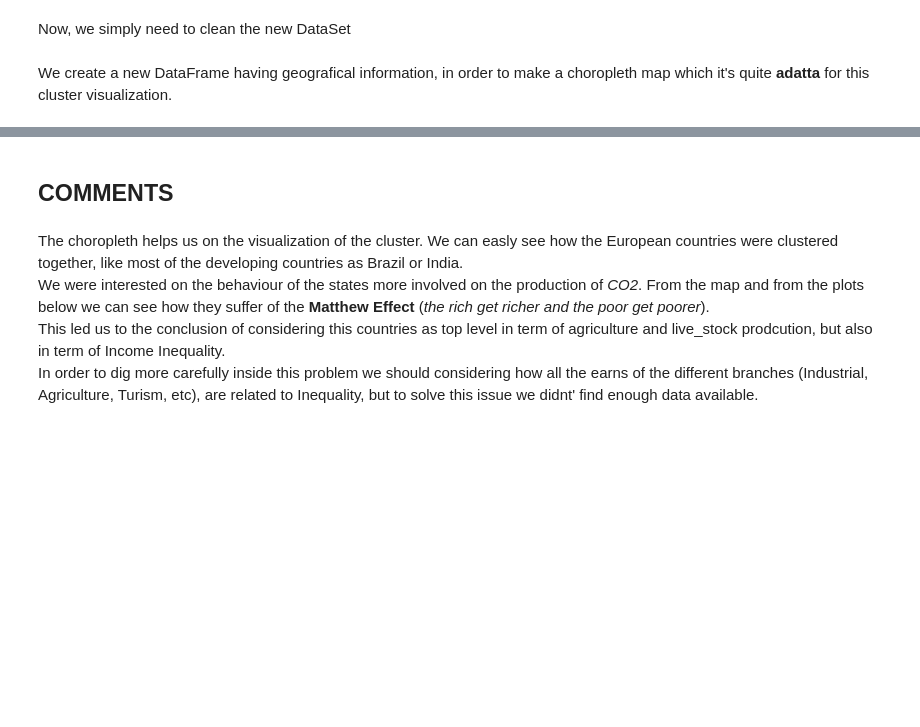
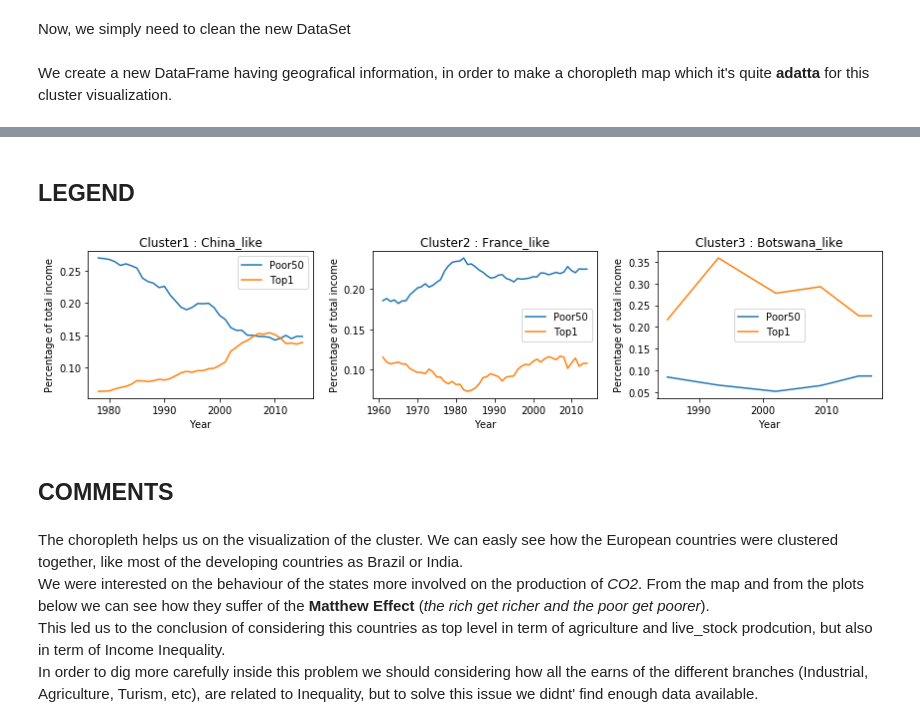
Before and after one commit to GabboM/ADA_Project, a Jupyter notebook: GlobalInequality.ipynb, the cells around one changed output, grey strips where cells are left out. Cells and saved outputs as stored; diff of their text form; code cells hidden in the pictures; blank space fills up the shorter version.

```diff
--- a/GlobalInequality.ipynb
+++ b/GlobalInequality.ipynb
@@ -104,7 +103,7 @@ np.mean(interp), np.std(interp)
 # %%
 alpha = np.mean(interp)
 def completePoor50(ts):
-    ts['Poor50'] = (1-ts['Top10'])*alpha
+    ts['Poor50'] = (1-ts['Top1'])*alpha
     return ts
 # %%
 # select Poor50 and Top1
@@ -253,6 +265,28 @@ fig.show()
 # %% [output]
 [interactive output not drawn]
 [interactive output not drawn]
+# %% [markdown]
+## LEGEND
+# %%
+xaxes = ['Year']
+yaxes = ['Percentage of total income']
+countries = ['China','France','Botswana']
+titles = ['Cluster1 : China_like','Cluster2 : France_like','Cluster3 : Botswana_like']
+
+f,a = plt.subplots(1,3 ,figsize=(12,3))
+a = a.ravel()
+for idx,ax in enumerate(a):
+    df = inequality_copy.drop('Top10',axis=1)
+    df = df.reset_index().set_index(['Area'])
+    df = df.loc[countries[idx],].set_index('Year')
+    ax.plot(df)
+    ax.set_title(titles[idx])
+    ax.set_xlabel(xaxes[0])
+    ax.set_ylabel(yaxes[0])
+    ax.legend(['Poor50','Top1'])
+plt.tight_layout()
+# %% [output]
+[figure, added]
 # %% [markdown]
 ## COMMENTS
 # %% [markdown]
```
Also changed, not shown: parts of 12 cells of this notebook, 1 other file.
